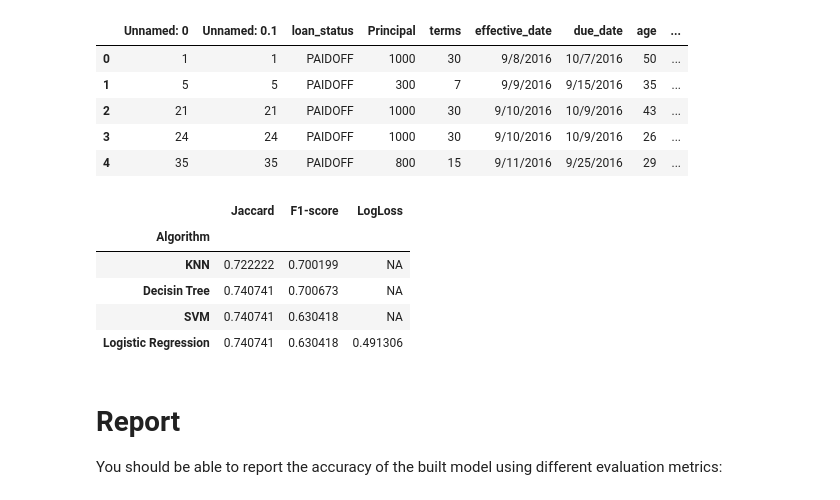
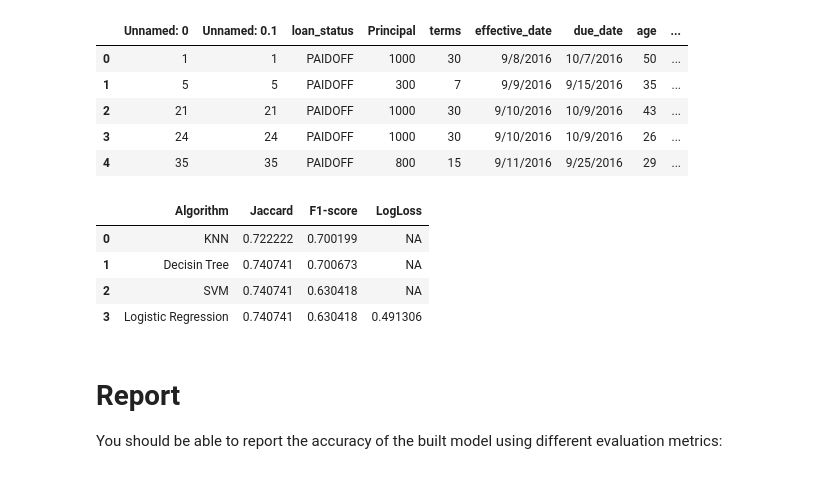
Before and after one commit to ZaraHssn/coursera_MachineLearning_IBM_project, a Jupyter notebook: machine learning with python - final project.ipynb, the cells around one changed output. Saved outputs shown, nothing was run; the diff lists cells and outputs as text; code cells hidden in the pictures.

```diff
--- a/machine learning with python - final project.ipynb
+++ b/machine learning with python - final project.ipynb
@@ -579,19 +579,18 @@ LR_LL = log_loss(y_eval, yhat_prob_LR)
 # %%
 #eval_array = np.array([(1,2,3),(4,5,6),(0,0,0),(LR_jac,LR_f1,LR_LL)])
 #eval_df = pd.DataFrame(data=eval_array, index=["KNN","Decisin Tree","SVM","Logistic Regression"], columns=["Jaccard","F1-score","LogLoss"])
 eval_df = pd.DataFrame({'Algorithm': ["KNN","Decisin Tree","SVM","Logistic Regression"],
                         'Jaccard': [KNN_jac, DT_jac, SVM_jac, LR_jac],
                         'F1-score': [KNN_f1, DT_f1, SVM_f1, LR_f1],
                         'LogLoss': ['NA', 'NA', 'NA', LR_LL]})
-eval_df.set_index('Algorithm',inplace=True)
+#eval_df.set_index('Algorithm',inplace=True)
 eval_df.head()
 # %% [output]
-|  | Jaccard | F1-score | LogLoss |
-| Algorithm |  |  |  |
-| KNN | 0.722222 | 0.700199 | NA |
-| Decisin Tree | 0.740741 | 0.700673 | NA |
-| SVM | 0.740741 | 0.630418 | NA |
-| Logistic Regression | 0.740741 | 0.630418 | 0.491306 |
+|  | Algorithm | Jaccard | F1-score | LogLoss |
+| 0 | KNN | 0.722222 | 0.700199 | NA |
+| 1 | Decisin Tree | 0.740741 | 0.700673 | NA |
+| 2 | SVM | 0.740741 | 0.630418 | NA |
+| 3 | Logistic Regression | 0.740741 | 0.630418 | 0.491306 |
 # %% [markdown]
 # Report
 You should be able to report the accuracy of the built model using different evaluation metrics:
```
